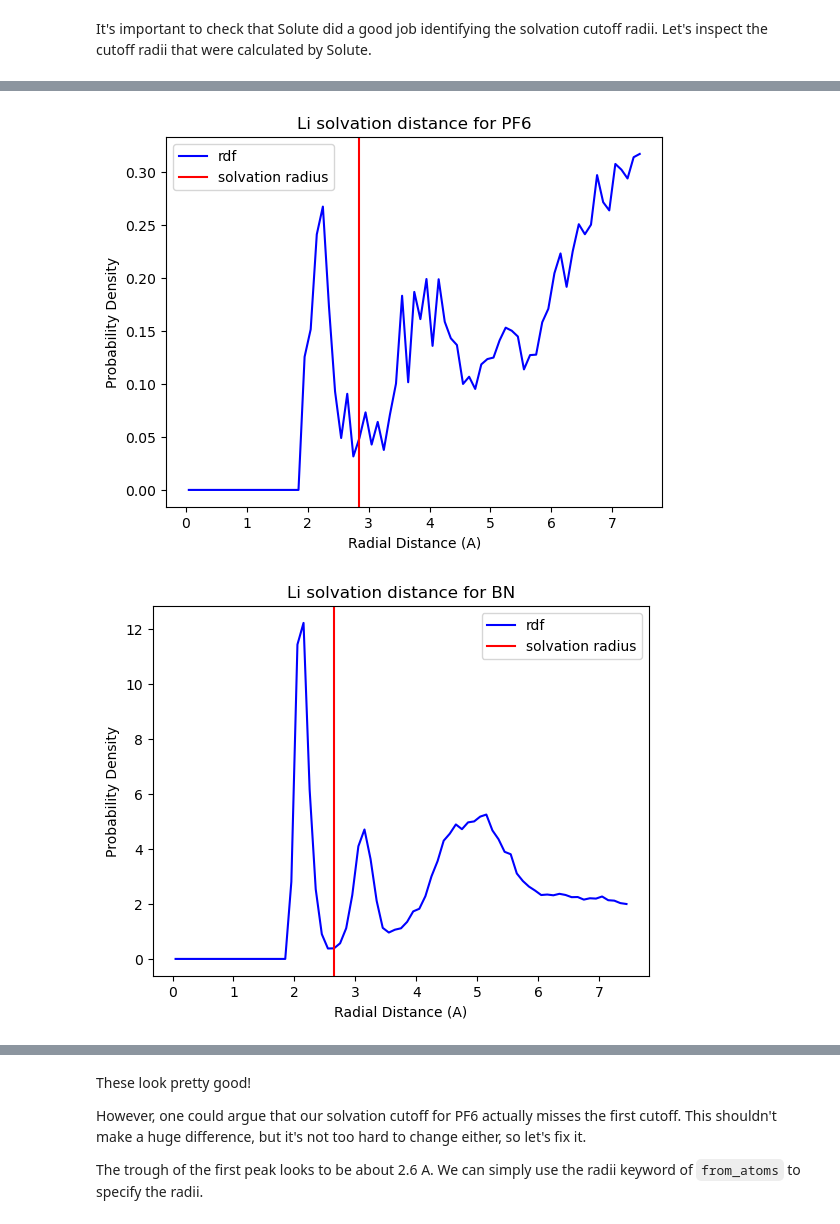
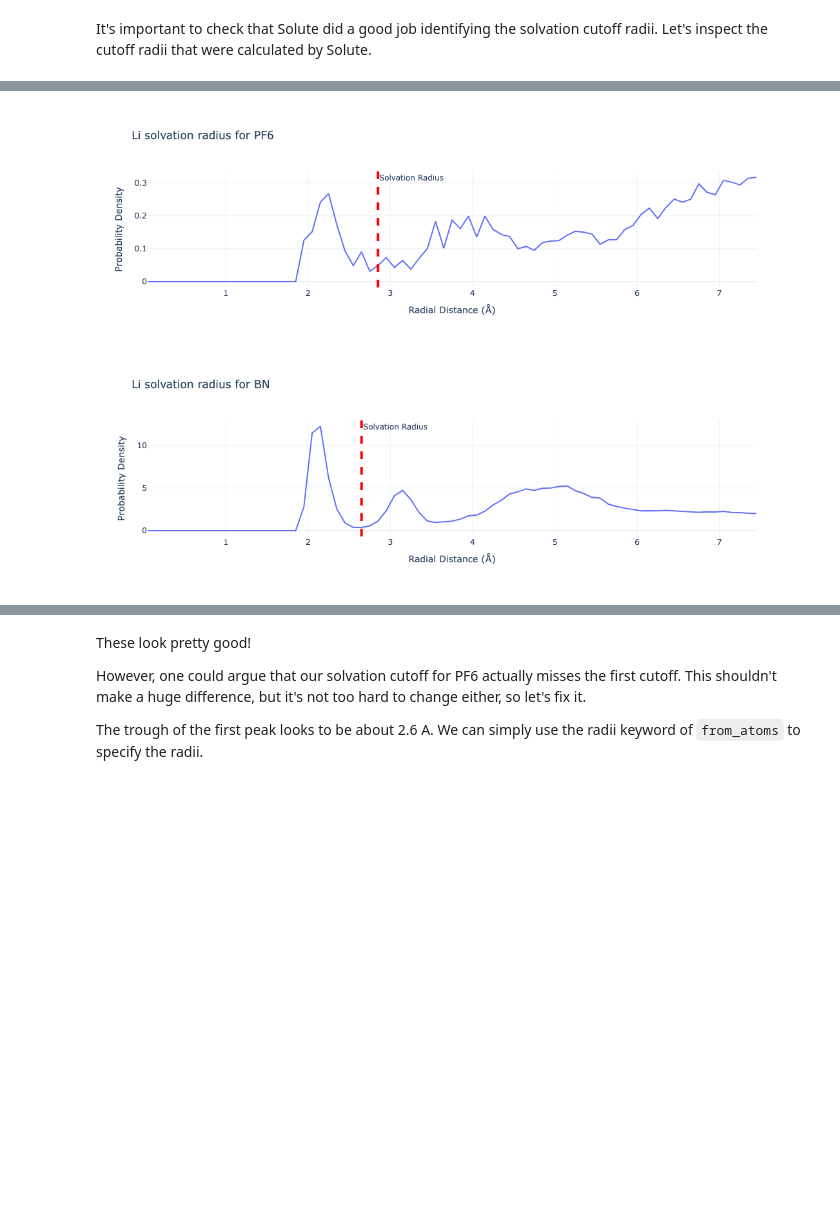
Before and after one commit to MDAnalysis/solvation-analysis, a Jupyter notebook: docs/tutorials/basics_tutorial.ipynb, the cells around one changed output, grey strips where cells are left out. Drawn from its saved outputs; the diff is of its cells as text; code cells hidden in the pictures; blank space fills up the shorter version.

Commit message:
Update plotting tutorials.

```diff
--- a/docs/tutorials/basics_tutorial.ipynb
+++ b/docs/tutorials/basics_tutorial.ipynb
@@ -66,12 +66,9 @@ solute.run()
 
 It's important to check that Solute did a good job identifying the solvation cutoff radii. Let's inspect the cutoff radii that were calculated by Solute.
 # %%
-# we need this just to display our plot
-import matplotlib.pyplot as plt
-
 # iterate through solvents
 for solvent in solute.solvents.keys():
     # plot the RDF!
-    solute.plot_solvation_radius('Li', solvent)
-    plt.show()
+    fig = solute.plot_solvation_radius('Li', solvent)
+    fig.show()
 # %% [output]
@@ -78,2 +76,2 @@ for solvent in solute.solvents.keys():
-[figure, old version]
+[figure, new version]
-[figure, old version]
+[figure, new version]
```
Also changed, not shown: parts of 5 cells of this notebook, 1 other file.
